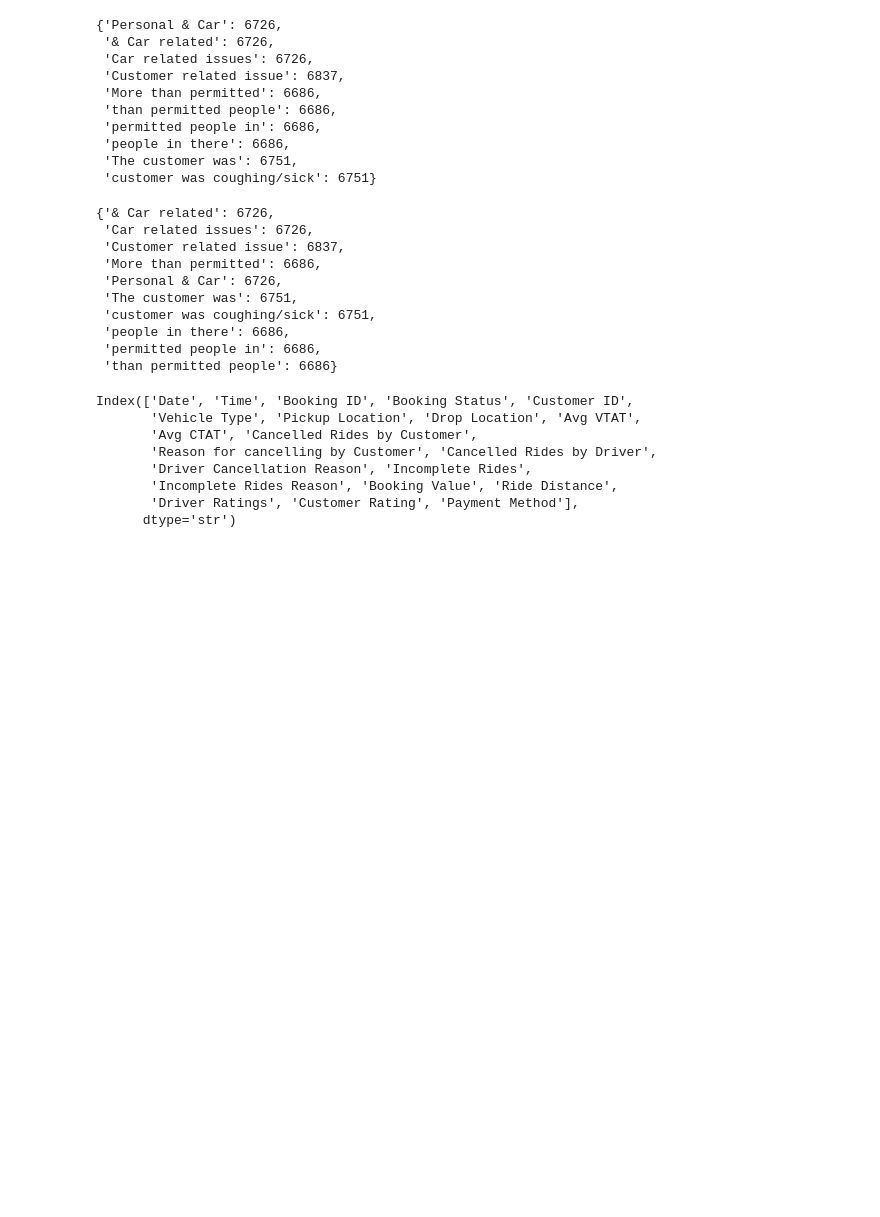
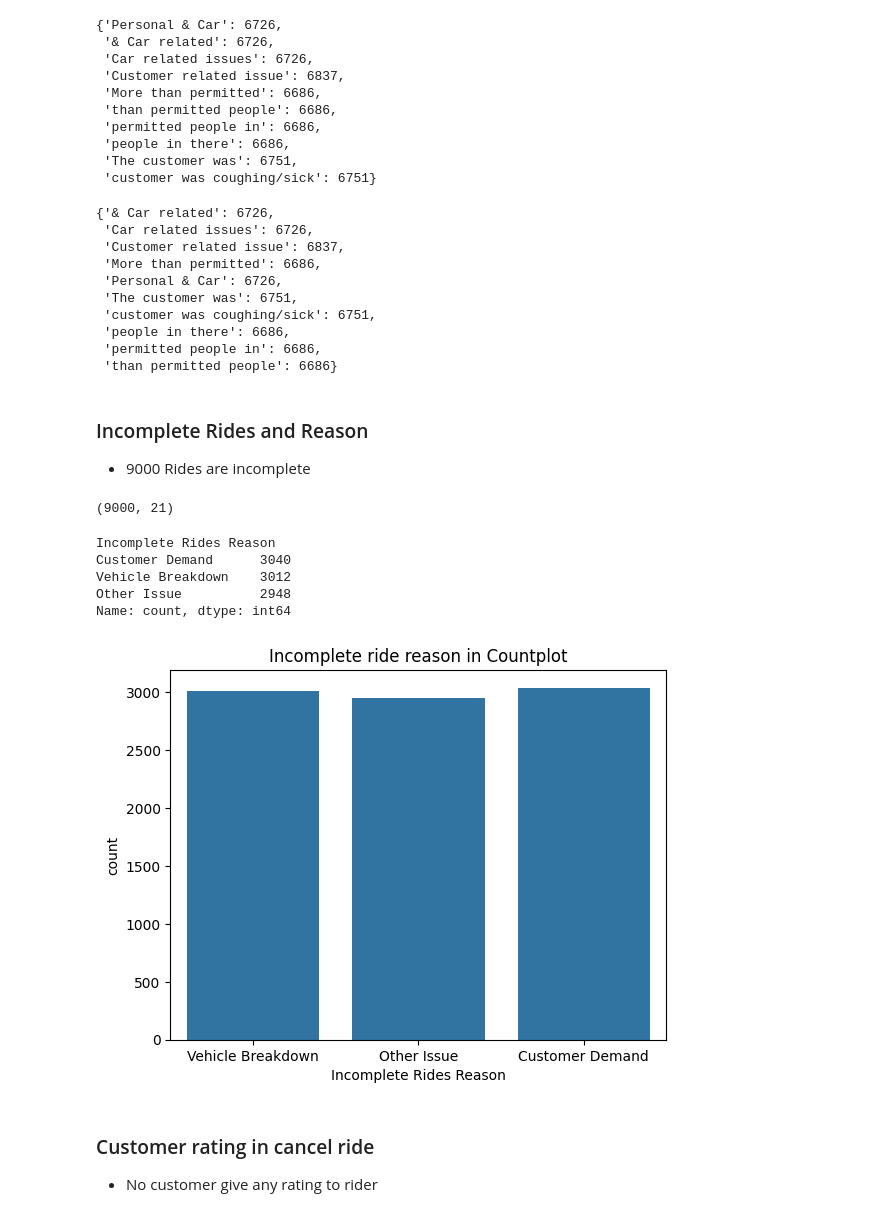
Before and after one commit to therai0/EDA_project-, a Jupyter notebook: eda_uber.ipynb, the cells around one changed output. Saved outputs shown, nothing was run; the diff lists cells and outputs as text; code cells hidden in the pictures; blank space fills up the shorter version.

```diff
--- a/eda_uber.ipynb
+++ b/eda_uber.ipynb
@@ -312,14 +312,30 @@ dict(sorted(word_freq_dict.items()))
  'people in there': 6686,
  'permitted people in': 6686,
  'than permitted people': 6686}
-# %%
-df.columns
-# %% [output]
-Index(['Date', 'Time', 'Booking ID', 'Booking Status', 'Customer ID',
-       'Vehicle Type', 'Pickup Location', 'Drop Location', 'Avg VTAT',
-       'Avg CTAT', 'Cancelled Rides by Customer',
-       'Reason for cancelling by Customer', 'Cancelled Rides by Driver',
-       'Driver Cancellation Reason', 'Incomplete Rides',
-       'Incomplete Rides Reason', 'Booking Value', 'Ride Distance',
-       'Driver Ratings', 'Customer Rating', 'Payment Method'],
-      dtype='str')
+# %% [markdown]
+### Incomplete Rides and Reason
+
+
++ 9000 Rides are incomplete
+# %%
+incomplete_rides = df.loc[df["Incomplete Rides Reason"].isnull() == False]
+incomplete_rides.shape
+# %% [output]
+(9000, 21)
+# %%
+incomplete_rides["Incomplete Rides Reason"].value_counts()
+# %% [output]
+Incomplete Rides Reason
+Customer Demand      3040
+Vehicle Breakdown    3012
+Other Issue          2948
+Name: count, dtype: int64
+# %%
+plt.title("Incomplete ride reason in Countplot")
+sns.countplot(x="Incomplete Rides Reason",data=incomplete_rides)
+plt.show()
+# %% [output]
+[figure, added]
+# %% [markdown]
+### Customer rating in cancel ride
++ No customer give any rating to rider
```
Also changed, not shown: parts of 3 cells of this notebook.
